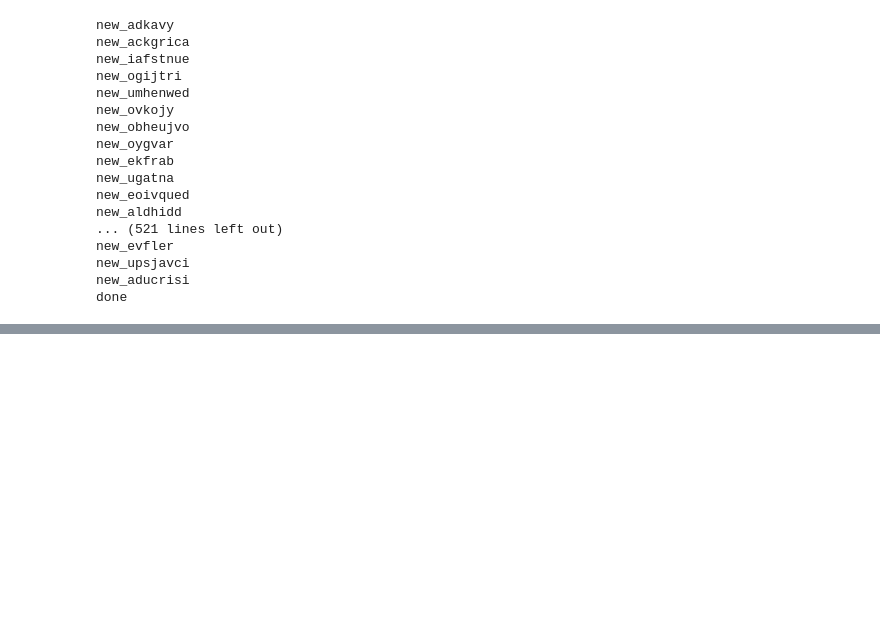
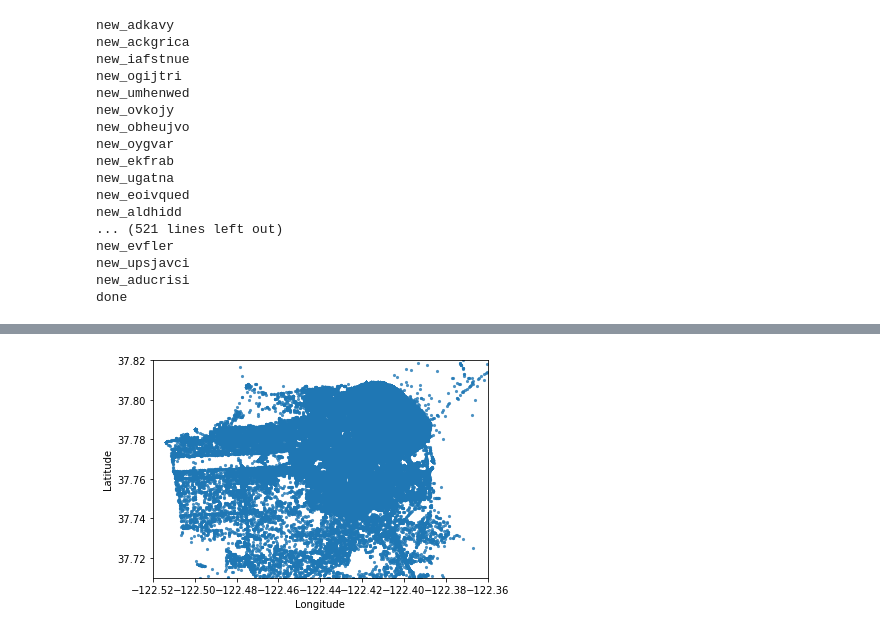
Before and after one commit to crystalxs/NYC-SF-Mapping, a Jupyter notebook: SF_DATA_preprocess.ipynb, the cells around one changed output, grey strips where cells are left out. Cells and saved outputs as stored; diff of their text form; code cells hidden in the pictures; blank space fills up the shorter version.

Commit message:
Cleaned SF outside city data and plot

```diff
--- a/SF_DATA_preprocess.ipynb
+++ b/SF_DATA_preprocess.ipynb
@@ -100,3 +117,13 @@ new_evfler
 new_upsjavci
 new_aducrisi
 done
+# %%
+import matplotlib.pyplot as plt
+
+SF_lat_min = 37.71
+SF_lat_max = 37.82
+SF_long_max = -122.36
+SF_long_min = -122.52
+# %%
+sf_data = pd.read_csv('../data/sf/output/sf_data.csv', sep=",")
+sf_data.head(5)
@@ -102,0 +137,10 @@ done
+# %%
+fig, ax = plt.subplots(ncols=1, nrows=1)
+ax.scatter(sf_data.long_x, sf_data.lat_x, s=10, lw=0, alpha=0.8)
+ax.set_xlim(SF_long_min, SF_long_max)
+ax.set_ylim(SF_lat_min, SF_lat_max)
+ax.set_xlabel("Longitude")
+ax.set_ylabel("Latitude")
+plt.show()
+# %% [output]
+[figure, added]
```
Also changed, not shown: parts of 4 cells of this notebook, 2 other files.
